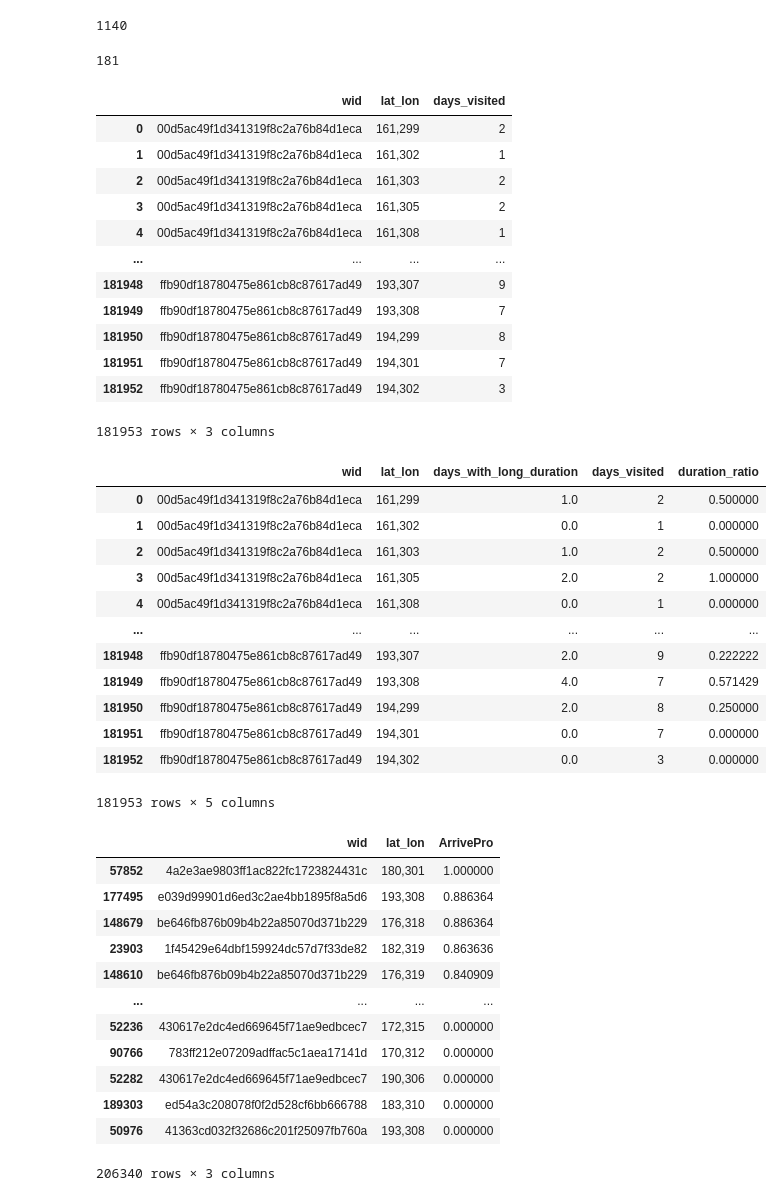
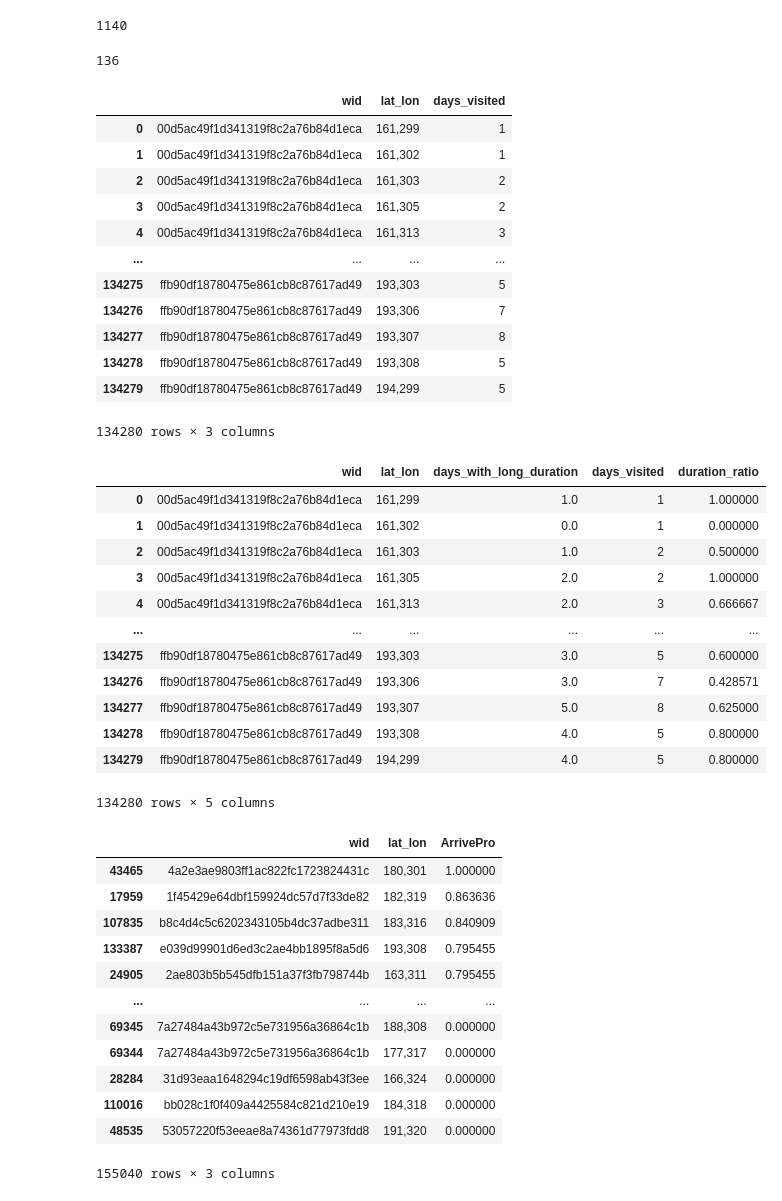
Before and after one commit to DURUII/Gaia-Explorer, a Jupyter notebook: main.ipynb, the cells around one changed output. Drawn from its saved outputs; the diff is of its cells as text; code cells hidden in the pictures.

```diff
--- a/main.ipynb
+++ b/main.ipynb
@@ -421,7 +421,7 @@ if not os.path.exists(output_grouped_csv):
         ).to_csv(output_grouped_csv, single_file=True, index=False)
 
 df_grouped = pd.read_csv(output_grouped_csv)
-df_grouped = df_grouped[df_grouped['duration'] > 0.0]
+df_grouped = df_grouped[df_grouped['duration'] > 10.0]
 df_grouped['aux'] = df_grouped['wid'] + '_' + df_grouped['date']
 df_grouped
 # %% [output]
@@ -463,7 +463,7 @@ df_grouped['wid'].nunique()
 # %%
 df_grouped['lat_lon'].nunique()
 # %% [output]
-181
+136
 # %%
 # Step 1: Calculate the number of days each driver visits each lat_lon
 visits_per_day = df_grouped.groupby(['wid', 'lat_lon'])['date'].nunique().reset_index()
@@ -471,45 +471,45 @@ visits_per_day = visits_per_day.rename(columns={'date': 'days_visited'})
 visits_per_day
 # %% [output]
 |  | wid | lat_lon | days_visited |
-| 0 | 00d5ac49f1d341319f8c2a76b84d1eca | 161,299 | 2 |
+| 0 | 00d5ac49f1d341319f8c2a76b84d1eca | 161,299 | 1 |
 | 1 | 00d5ac49f1d341319f8c2a76b84d1eca | 161,302 | 1 |
 | 2 | 00d5ac49f1d341319f8c2a76b84d1eca | 161,303 | 2 |
 | 3 | 00d5ac49f1d341319f8c2a76b84d1eca | 161,305 | 2 |
-| 4 | 00d5ac49f1d341319f8c2a76b84d1eca | 161,308 | 1 |
+| 4 | 00d5ac49f1d341319f8c2a76b84d1eca | 161,313 | 3 |
 | ... | ... | ... | ... |
-| 181948 | ffb90df18780475e861cb8c87617ad49 | 193,307 | 9 |
-| 181949 | ffb90df18780475e861cb8c87617ad49 | 193,308 | 7 |
-| 181950 | ffb90df18780475e861cb8c87617ad49 | 194,299 | 8 |
-| 181951 | ffb90df18780475e861cb8c87617ad49 | 194,301 | 7 |
-| 181952 | ffb90df18780475e861cb8c87617ad49 | 194,302 | 3 |
+| 134275 | ffb90df18780475e861cb8c87617ad49 | 193,303 | 5 |
+| 134276 | ffb90df18780475e861cb8c87617ad49 | 193,306 | 7 |
+| 134277 | ffb90df18780475e861cb8c87617ad49 | 193,307 | 8 |
+| 134278 | ffb90df18780475e861cb8c87617ad49 | 193,308 | 5 |
+| 134279 | ffb90df18780475e861cb8c87617ad49 | 194,299 | 5 |
-181953 rows × 3 columns
+134280 rows × 3 columns
 # %%
-# Step 2: Calculate the number of days with duration > 30 for each driver at each lat_lon
-filtered_df = df_grouped[df_grouped['duration'] > 20]
+# Step 2: Calculate the number of days with duration limits for each driver at each lat_lon
+filtered_df = df_grouped[df_grouped['duration'] > 15]
 days_with_long_duration = filtered_df.groupby(['wid', 'lat_lon'])['date'].nunique().reset_index()
 days_with_long_duration = days_with_long_duration.rename(columns={'date': 'days_with_long_duration'})
 days_with_long_duration
 
 # Step 3: Merge the datasets and calculate the ratio
 merged_data = pd.merge(days_with_long_duration, visits_per_day, on=['wid', 'lat_lon'], how='right')
 merged_data['duration_ratio'] = 1.0 * merged_data['days_with_long_duration'] / merged_data['days_visited']
 merged_data.fillna(0, inplace=True)
 
 merged_data
 # %% [output]
 |  | wid | lat_lon | days_with_long_duration | days_visited | duration_ratio |
-| 0 | 00d5ac49f1d341319f8c2a76b84d1eca | 161,299 | 1.0 | 2 | 0.500000 |
+| 0 | 00d5ac49f1d341319f8c2a76b84d1eca | 161,299 | 1.0 | 1 | 1.000000 |
 | 1 | 00d5ac49f1d341319f8c2a76b84d1eca | 161,302 | 0.0 | 1 | 0.000000 |
 | 2 | 00d5ac49f1d341319f8c2a76b84d1eca | 161,303 | 1.0 | 2 | 0.500000 |
 | 3 | 00d5ac49f1d341319f8c2a76b84d1eca | 161,305 | 2.0 | 2 | 1.000000 |
-| 4 | 00d5ac49f1d341319f8c2a76b84d1eca | 161,308 | 0.0 | 1 | 0.000000 |
+| 4 | 00d5ac49f1d341319f8c2a76b84d1eca | 161,313 | 2.0 | 3 | 0.666667 |
 | ... | ... | ... | ... | ... | ... |
-| 181948 | ffb90df18780475e861cb8c87617ad49 | 193,307 | 2.0 | 9 | 0.222222 |
-| 181949 | ffb90df18780475e861cb8c87617ad49 | 193,308 | 4.0 | 7 | 0.571429 |
-| 181950 | ffb90df18780475e861cb8c87617ad49 | 194,299 | 2.0 | 8 | 0.250000 |
-| 181951 | ffb90df18780475e861cb8c87617ad49 | 194,301 | 0.0 | 7 | 0.000000 |
-| 181952 | ffb90df18780475e861cb8c87617ad49 | 194,302 | 0.0 | 3 | 0.000000 |
+| 134275 | ffb90df18780475e861cb8c87617ad49 | 193,303 | 3.0 | 5 | 0.600000 |
+| 134276 | ffb90df18780475e861cb8c87617ad49 | 193,306 | 3.0 | 7 | 0.428571 |
+| 134277 | ffb90df18780475e861cb8c87617ad49 | 193,307 | 5.0 | 8 | 0.625000 |
+| 134278 | ffb90df18780475e861cb8c87617ad49 | 193,308 | 4.0 | 5 | 0.800000 |
+| 134279 | ffb90df18780475e861cb8c87617ad49 | 194,299 | 4.0 | 5 | 0.800000 |
-181953 rows × 5 columns
+134280 rows × 5 columns
 # %%
 all_combinations = pd.MultiIndex.from_product([df_grouped['wid'].unique(), df_grouped['lat_lon'].unique()], names=['wid', 'lat_lon']).to_frame(index=False)
 arrive_pro = df_grouped[['wid', 'lat_lon', 'date']].groupby(['wid', 'lat_lon']).nunique().reset_index()
@@ -518,18 +518,18 @@ arrive_pro = pd.merge(all_combinations, arrive_pro, on=['wid', 'lat_lon'], how='
 arrive_pro.sort_values(by=['ArrivePro'], ascending=False)
 # %% [output]
 |  | wid | lat_lon | ArrivePro |
-| 57852 | 4a2e3ae9803ff1ac822fc1723824431c | 180,301 | 1.000000 |
-| 177495 | e039d99901d6ed3c2ae4bb1895f8a5d6 | 193,308 | 0.886364 |
-| 148679 | be646fb876b09b4b22a85070d371b229 | 176,318 | 0.886364 |
-| 23903 | 1f45429e64dbf159924dc57d7f33de82 | 182,319 | 0.863636 |
-| 148610 | be646fb876b09b4b22a85070d371b229 | 176,319 | 0.840909 |
+| 43465 | 4a2e3ae9803ff1ac822fc1723824431c | 180,301 | 1.000000 |
+| 17959 | 1f45429e64dbf159924dc57d7f33de82 | 182,319 | 0.863636 |
+| 107835 | b8c4d4c5c6202343105b4dc37adbe311 | 183,316 | 0.840909 |
+| 133387 | e039d99901d6ed3c2ae4bb1895f8a5d6 | 193,308 | 0.795455 |
+| 24905 | 2ae803b5b545dfb151a37f3fb798744b | 163,311 | 0.795455 |
 | ... | ... | ... | ... |
-| 52236 | 430617e2dc4ed669645f71ae9edbcec7 | 172,315 | 0.000000 |
-| 90766 | 783ff212e07209adffac5c1aea17141d | 170,312 | 0.000000 |
-| 52282 | 430617e2dc4ed669645f71ae9edbcec7 | 190,306 | 0.000000 |
-| 189303 | ed54a3c208078f0f2d528cf6bb666788 | 183,310 | 0.000000 |
-| 50976 | 41363cd032f32686c201f25097fb760a | 193,308 | 0.000000 |
+| 69345 | 7a27484a43b972c5e731956a36864c1b | 188,308 | 0.000000 |
+| 69344 | 7a27484a43b972c5e731956a36864c1b | 177,317 | 0.000000 |
+| 28284 | 31d93eaa1648294c19df6598ab43f3ee | 166,324 | 0.000000 |
+| 110016 | bb028c1f0f409a4425584c821d210e19 | 184,318 | 0.000000 |
+| 48535 | 53057220f53eeae8a74361d77973fdd8 | 191,320 | 0.000000 |
-206340 rows × 3 columns
+155040 rows × 3 columns
 # %%
 combined = pd.merge(arrive_pro, merged_data, on=['wid', 'lat_lon'], how='right')
 combined = pd.merge(df_grouped[['wid']].drop_duplicates(ignore_index=True).reset_index(), combined, on=['wid'], how='right')
```
Also changed, not shown: parts of 5 cells of this notebook.
